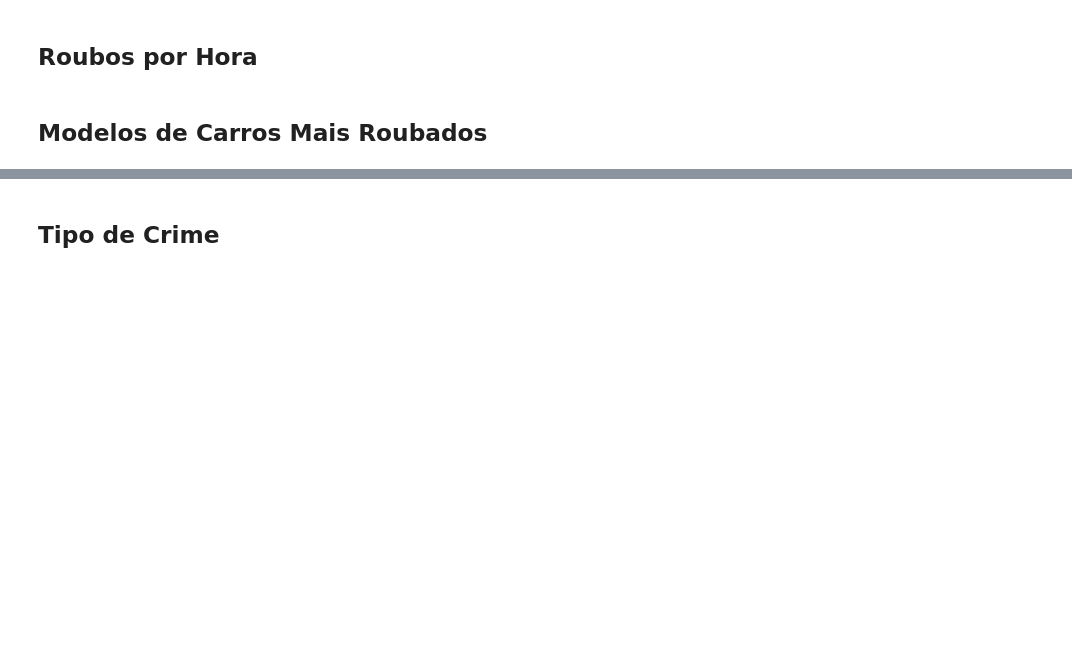
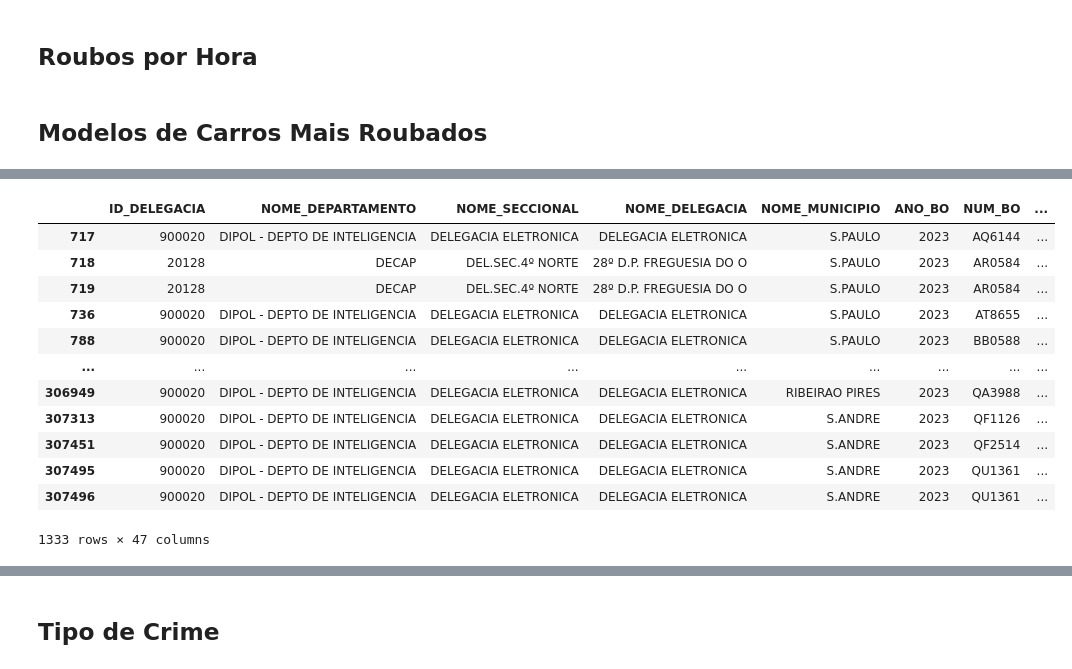
Before and after one commit to gabrielzerraa/Veiculos-roubados-SP, a Jupyter notebook: Veiculos-roubados-SP.ipynb, the cells around one changed output, grey strips where cells are left out. Cells and saved outputs as stored; diff of their text form; code cells hidden in the pictures; blank space fills up the shorter version.

```diff
--- a/Veiculos-roubados-SP.ipynb
+++ b/Veiculos-roubados-SP.ipynb
@@ -271,3 +334,30 @@ df2 = df.copy()
 ## Roubos por Hora
 # %% [markdown]
 ## Modelos de Carros Mais Roubados
+# %%
+# Copiar o dataframe original
+roubos_modelos_carros = df.copy()
+
+# Extrair apemas automóveis
+roubos_modelos_carros = roubos_modelos_carros.loc[roubos_modelos_carros['DESCR_TIPO_VEICULO'] == 'Automovel']
+
+# Extrair Marca e Veiculo em colunas separadas
+roubos_modelos_carros[['W_MARCA', 'W_VEICULO', 'W_OUTROS']] = roubos_modelos_carros['DESCR_MARCA_VEICULO'].str.split('/', expand=True)
+
+# Apagar coluna W_OUTROS
+roubos_modelos_carros = roubos_modelos_carros.drop(['W_OUTROS'], axis=1)
+# %%
+# Renomear para Chevrolet
+roubos_modelos_carros['W_MARCA'] = roubos_modelos_carros['W_MARCA'].replace(['CHEVROLET', 'GM', 'CHEV'], 'Chevrolet')
+
+# Renomear para Fiat
+roubos_modelos_carros['W_MARCA'] = roubos_modelos_carros['W_MARCA'].replace(['FIAT', 'FIAT UNO 1.6'], 'Fiat')
+
+# Renomear para VW
+roubos_modelos_carros['W_MARCA'] = roubos_modelos_carros['W_MARCA'].replace(['VW', 'VOLKSWAGEM', 'VOLKSWAGEN', 'VOLKWAGEN'], 'VW')
+
+# Renomear para Hyundai
+roubos_modelos_carros['W_MARCA'] = roubos_modelos_carros['W_MARCA'].replace(['HYUNDAI', 'HYUNDAY', 'HYUNDA'], 'Hyundai')
+
+# Renomear para Citroen
+roubos_modelos_carros['W_MARCA'] = roubos_modelos_carros['W_MARCA'].replace(['CITROEN', 'CITROE', 'CITROEN PICASSO II20GLXA'], 'Citroen')
@@ -273,0 +406,17 @@ df2 = df.copy()
+# %%
+teste = roubos_modelos_carros.loc[roubos_modelos_carros['W_VEICULO'].str.contains('Chevrolet', case=False, na=True)]
+teste
+# %% [output]
+|  | ID_DELEGACIA | NOME_DEPARTAMENTO | NOME_SECCIONAL | NOME_DELEGACIA | NOME_MUNICIPIO | ANO_BO | NUM_BO | ... |
+| 717 | 900020 | DIPOL - DEPTO DE INTELIGENCIA | DELEGACIA ELETRONICA | DELEGACIA ELETRONICA | S.PAULO | 2023 | AQ6144 | ... |
+| 718 | 20128 | DECAP | DEL.SEC.4º NORTE | 28º D.P. FREGUESIA DO O | S.PAULO | 2023 | AR0584 | ... |
+| 719 | 20128 | DECAP | DEL.SEC.4º NORTE | 28º D.P. FREGUESIA DO O | S.PAULO | 2023 | AR0584 | ... |
+| 736 | 900020 | DIPOL - DEPTO DE INTELIGENCIA | DELEGACIA ELETRONICA | DELEGACIA ELETRONICA | S.PAULO | 2023 | AT8655 | ... |
+| 788 | 900020 | DIPOL - DEPTO DE INTELIGENCIA | DELEGACIA ELETRONICA | DELEGACIA ELETRONICA | S.PAULO | 2023 | BB0588 | ... |
+| ... | ... | ... | ... | ... | ... | ... | ... | ... |
+| 306949 | 900020 | DIPOL - DEPTO DE INTELIGENCIA | DELEGACIA ELETRONICA | DELEGACIA ELETRONICA | RIBEIRAO PIRES | 2023 | QA3988 | ... |
+| 307313 | 900020 | DIPOL - DEPTO DE INTELIGENCIA | DELEGACIA ELETRONICA | DELEGACIA ELETRONICA | S.ANDRE | 2023 | QF1126 | ... |
+| 307451 | 900020 | DIPOL - DEPTO DE INTELIGENCIA | DELEGACIA ELETRONICA | DELEGACIA ELETRONICA | S.ANDRE | 2023 | QF2514 | ... |
+| 307495 | 900020 | DIPOL - DEPTO DE INTELIGENCIA | DELEGACIA ELETRONICA | DELEGACIA ELETRONICA | S.ANDRE | 2023 | QU1361 | ... |
+| 307496 | 900020 | DIPOL - DEPTO DE INTELIGENCIA | DELEGACIA ELETRONICA | DELEGACIA ELETRONICA | S.ANDRE | 2023 | QU1361 | ... |
+1333 rows × 47 columns
```
Also changed, not shown: parts of 14 cells of this notebook.
